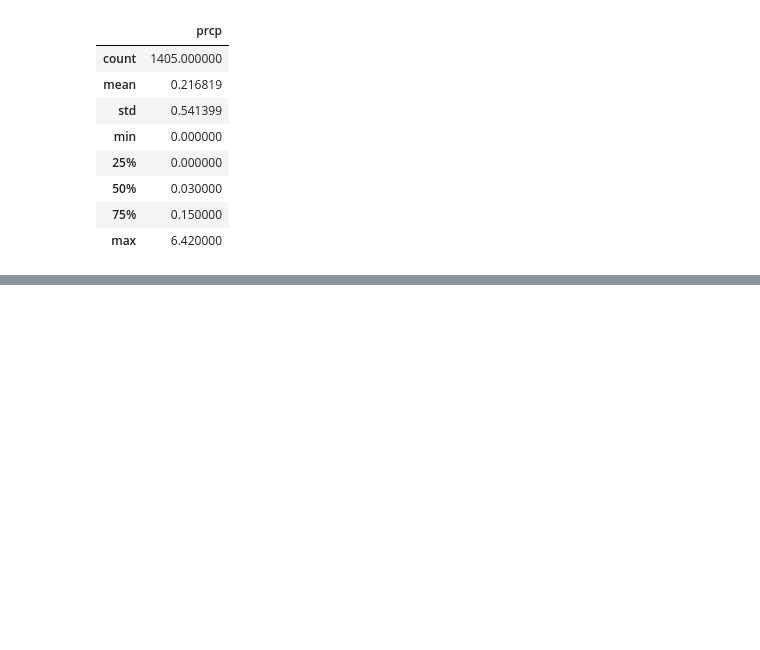
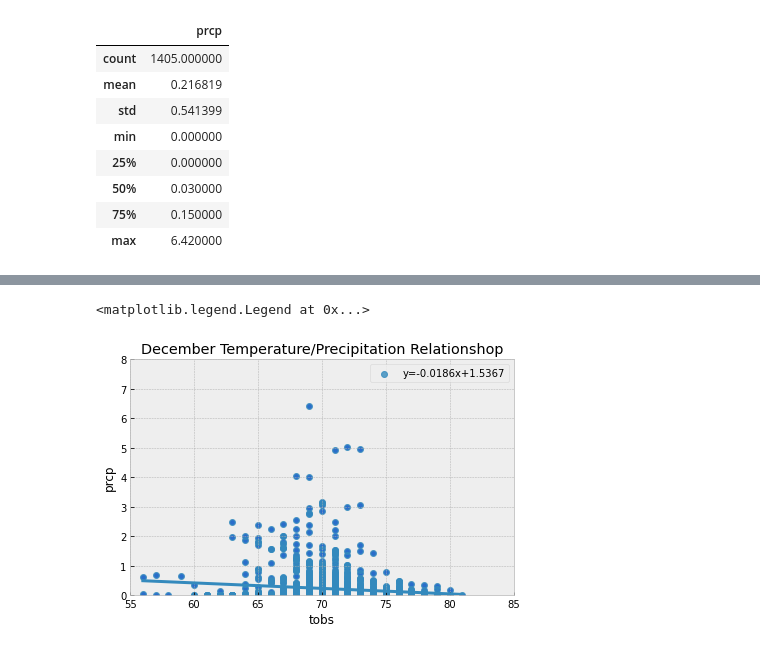
Before and after one commit to dannybarto/Surfs_Up, a Jupyter notebook: SurfsUp_Challenge.ipynb, the cells around one changed output, grey strips where cells are left out. Cells and saved outputs as stored; diff of their text form; code cells hidden in the pictures; blank space fills up the shorter version.

```diff
--- a/SurfsUp_Challenge.ipynb
+++ b/SurfsUp_Challenge.ipynb
@@ -121,0 +229,5 @@ df_dec_prcp.describe()
+# %%
+#Additional query for December for precip by temp
+Dec_temp_prcp = session.query(Measurement.tobs,Measurement.prcp).filter(extract('month', Measurement.date) == 12).all()
+Dec_temp_prcp_df = pd.DataFrame(Dec_temp_prcp, columns=['tobs','prcp'])
+Dec_temp_prcp_df.describe()
@@ -121,0 +244,17 @@ df_dec_prcp.describe()
+# %%
+#Graph December temp-prcp data
+Dec_temp_prcp_df = pd.DataFrame(Dec_temp_prcp, columns=['tobs','prcp'])
+#Remov Nans to plot on the scatterplot
+Dec_temp_prcp_df = Dec_temp_prcp_df.dropna()
+Dec_temp_prcp_df.plot.scatter('tobs', 'prcp')
+plt.tight_layout()
+plt.title('December Temperature/Precipitation Relationshop')
+plt.xlim([55, 85])
+plt.ylim([0,8])
+
+#Adding trendline
+slope, intercept, r_value, p_value, std_err = stats.linregress(Dec_temp_prcp_df['tobs'],Dec_temp_prcp_df['prcp'])
+sns.regplot(x='tobs', y='prcp', data=Dec_temp_prcp_df, ci=None, label="y={0:.4f}x+{1:.4f}".format(slope,intercept)).legend(loc="best")
+# %% [output]
+<matplotlib.legend.Legend at 0x...>
+[figure, added]
```
Also changed, not shown: parts of 15 cells of this notebook, 5 other files.
